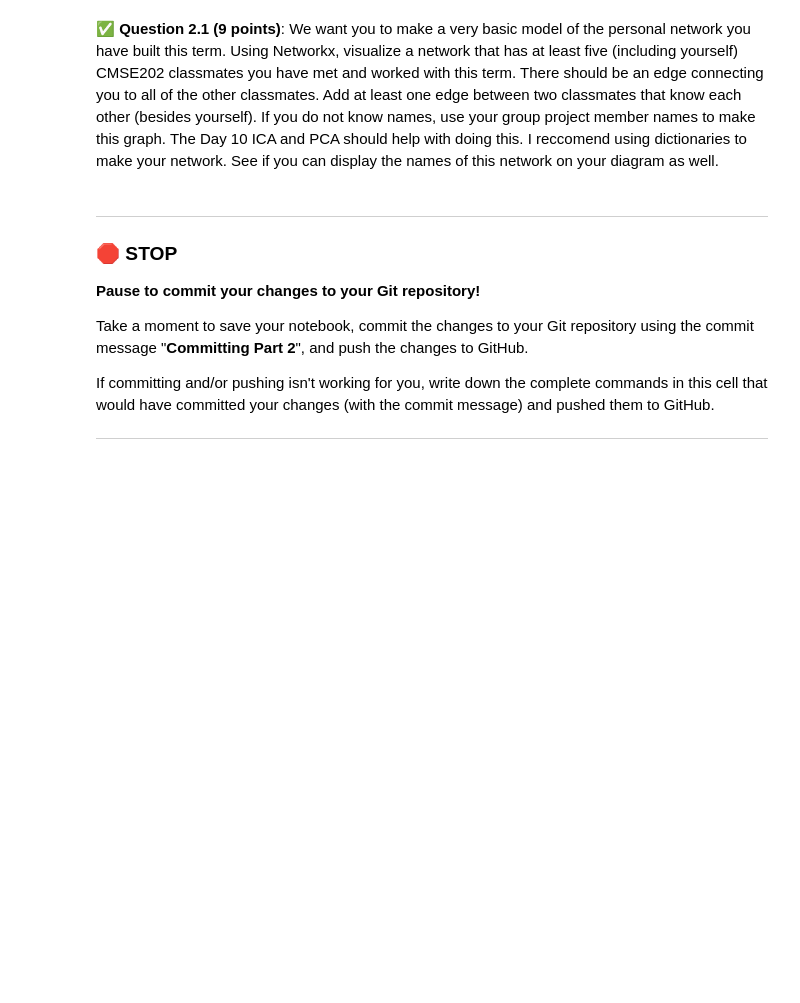
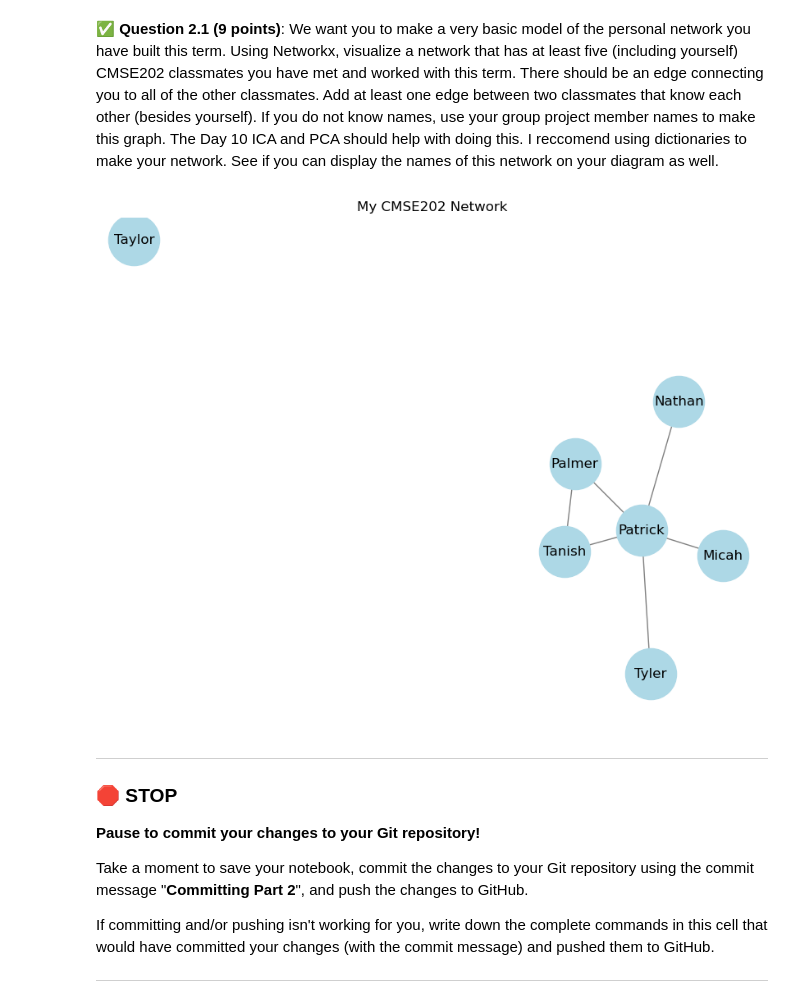
Before and after one commit to patrickw03/CMSE202-f25-turnin, a Jupyter notebook: Exams/Final/CMSE202-Final-SS25-Section001-STUDENT.ipynb, the cells around one changed output. Drawn from its saved outputs; the diff is of its cells as text; code cells hidden in the pictures; blank space fills up the shorter version.

```diff
--- a/Exams/Final/CMSE202-Final-SS25-Section001-STUDENT.ipynb
+++ b/Exams/Final/CMSE202-Final-SS25-Section001-STUDENT.ipynb
@@ -55,34 +55,36 @@ git push
 # %%
 import networkx as nx
 import matplotlib.pyplot as plt
 
 people = {
     "Patrick": ["Palmer", "Tanish", "Nathan", "Tyler", "Micah"],
     "Palmer": ["Tanish"],
     "Taylor": [],
     "Nathan": [],
     "Tyler": [],
     "Micah": [],
 }
 
 G = nx.Graph()
 
 for person in people:
     G.add_node(person)
 
 for friend in people["Patrick"]:
-    G.add_edge("You", friend)
+    G.add_edge("Patrick", friend)
 
 for person, connections in people.items():
-    if person != "You":
+    if person != "Patrick":
         for connection in connections:
             G.add_edge(person, connection)
 
 plt.figure(figsize=(8,6))
 pos = nx.spring_layout(G)
 nx.draw(G, pos, with_labels=True, node_color='lightblue', edge_color='gray', node_size=2000, font_size=12)
 plt.title("My CMSE202 Network")
 plt.show()
+# %% [output]
+[figure, added]
 # %% [markdown]
 ---
 ### &#128721; STOP
```
Also changed, not shown: parts of 18 cells of this notebook.
